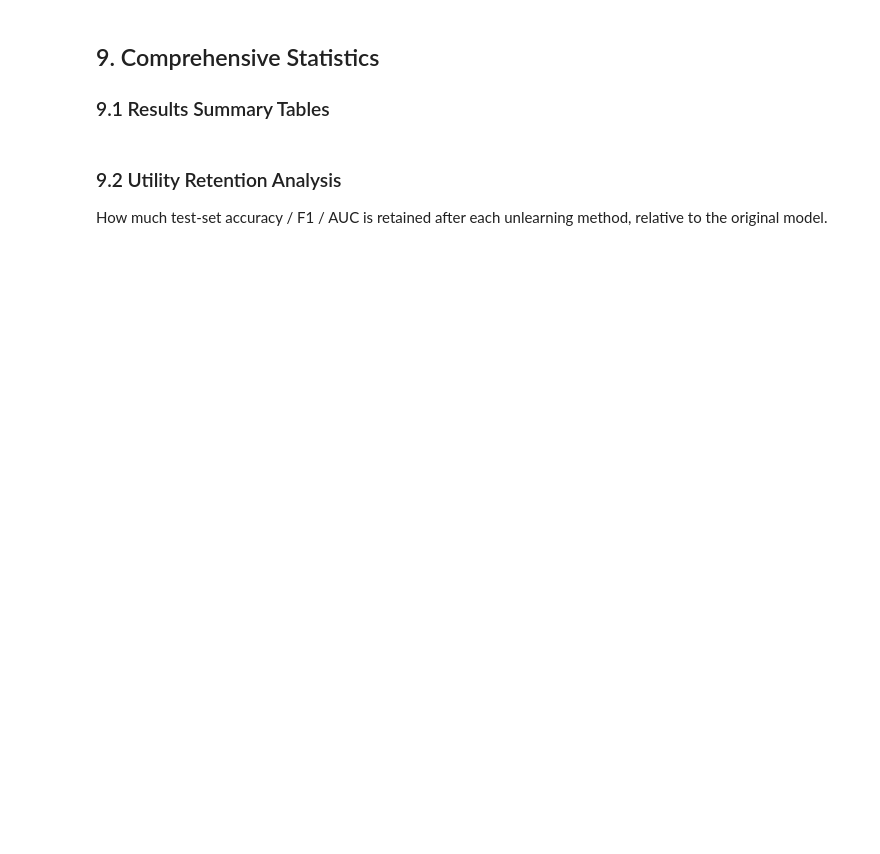
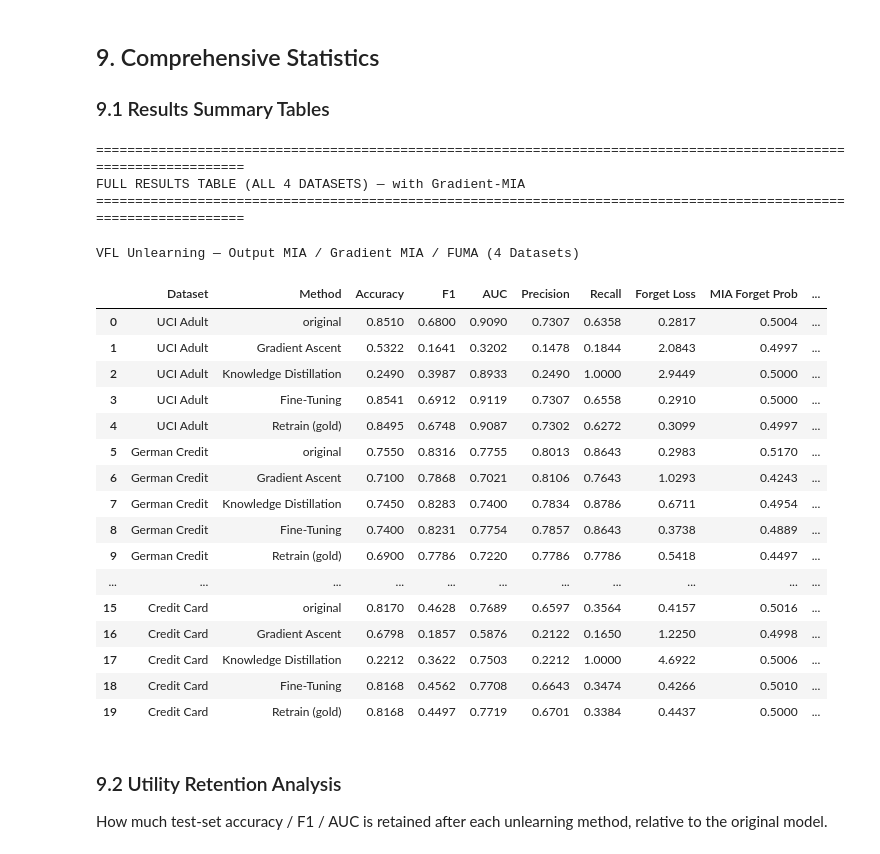
Before and after one commit to 60ur4b-bi5w45/VFU-ML-Project, a Jupyter notebook: part4.ipynb, the cells around one changed output. Saved outputs shown, nothing was run; the diff lists cells and outputs as text; code cells hidden in the pictures; blank space fills up the shorter version.

```diff
--- a/part4.ipynb
+++ b/part4.ipynb
@@ -1162,33 +1574,57 @@ def build_summary_df(results, dataset_name):
             'F1': r['f1'],
             'AUC': r['auc'],
             'Precision': r['precision'],
             'Recall': r['recall'],
             'Forget Loss': r['forget_loss'],
             'MIA Forget Prob': r['mia_forget_prob'],
             'GMIA Forget Prob': r.get('gmia_forget_prob', np.nan),
             'FUMA Detect Rate': r.get('fuma_detect_rate', np.nan),
             'FUMA Forget Prob': r.get('fuma_forget_prob', np.nan),
+            'Shadow Prob(full)': r.get('shadow_prob_full', np.nan),
+            'Shadow AUC': r.get('shadow_auc', np.nan),
             'Time (s)': r['time_s'],
         })
     return pd.DataFrame(rows)
 
 df_adult  = build_summary_df(results_adult,  'UCI Adult')
 df_german = build_summary_df(results_german, 'German Credit')
 df_bank   = build_summary_df(results_bank,   'Bank Marketing')
 df_credit = build_summary_df(results_credit, 'Credit Card')
 df_all    = pd.concat([df_adult, df_german, df_bank, df_credit], ignore_index=True)
 
 print("=" * 115)
 print("FULL RESULTS TABLE (ALL 4 DATASETS) — with Gradient-MIA")
 print("=" * 115)
 display(df_all.style.format({
     'Accuracy': '{:.4f}', 'F1': '{:.4f}', 'AUC': '{:.4f}',
     'Precision': '{:.4f}', 'Recall': '{:.4f}',
     'Forget Loss': '{:.4f}', 'MIA Forget Prob': '{:.4f}',
     'GMIA Forget Prob': '{:.4f}',
     'FUMA Detect Rate': '{:.4f}', 'FUMA Forget Prob': '{:.4f}',
     'Time (s)': '{:.2f}',
 }).set_caption("VFL Unlearning — Output MIA / Gradient MIA / FUMA (4 Datasets)"))
+# %% [output]
+===================================================================================================================
+FULL RESULTS TABLE (ALL 4 DATASETS) — with Gradient-MIA
+===================================================================================================================
+VFL Unlearning — Output MIA / Gradient MIA / FUMA (4 Datasets)
+|  | Dataset | Method | Accuracy | F1 | AUC | Precision | Recall | Forget Loss | MIA Forget Prob | ... |
+| 0 | UCI Adult | original | 0.8510 | 0.6800 | 0.9090 | 0.7307 | 0.6358 | 0.2817 | 0.5004 | ... |
+| 1 | UCI Adult | Gradient Ascent | 0.5322 | 0.1641 | 0.3202 | 0.1478 | 0.1844 | 2.0843 | 0.4997 | ... |
+| 2 | UCI Adult | Knowledge Distillation | 0.2490 | 0.3987 | 0.8933 | 0.2490 | 1.0000 | 2.9449 | 0.5000 | ... |
+| 3 | UCI Adult | Fine-Tuning | 0.8541 | 0.6912 | 0.9119 | 0.7307 | 0.6558 | 0.2910 | 0.5000 | ... |
+| 4 | UCI Adult | Retrain (gold) | 0.8495 | 0.6748 | 0.9087 | 0.7302 | 0.6272 | 0.3099 | 0.4997 | ... |
+| 5 | German Credit | original | 0.7550 | 0.8316 | 0.7755 | 0.8013 | 0.8643 | 0.2983 | 0.5170 | ... |
+| 6 | German Credit | Gradient Ascent | 0.7100 | 0.7868 | 0.7021 | 0.8106 | 0.7643 | 1.0293 | 0.4243 | ... |
+| 7 | German Credit | Knowledge Distillation | 0.7450 | 0.8283 | 0.7400 | 0.7834 | 0.8786 | 0.6711 | 0.4954 | ... |
+| 8 | German Credit | Fine-Tuning | 0.7400 | 0.8231 | 0.7754 | 0.7857 | 0.8643 | 0.3738 | 0.4889 | ... |
+| 9 | German Credit | Retrain (gold) | 0.6900 | 0.7786 | 0.7220 | 0.7786 | 0.7786 | 0.5418 | 0.4497 | ... |
+| ... | ... | ... | ... | ... | ... | ... | ... | ... | ... | ... |
+| 15 | Credit Card | original | 0.8170 | 0.4628 | 0.7689 | 0.6597 | 0.3564 | 0.4157 | 0.5016 | ... |
+| 16 | Credit Card | Gradient Ascent | 0.6798 | 0.1857 | 0.5876 | 0.2122 | 0.1650 | 1.2250 | 0.4998 | ... |
+| 17 | Credit Card | Knowledge Distillation | 0.2212 | 0.3622 | 0.7503 | 0.2212 | 1.0000 | 4.6922 | 0.5006 | ... |
+| 18 | Credit Card | Fine-Tuning | 0.8168 | 0.4562 | 0.7708 | 0.6643 | 0.3474 | 0.4266 | 0.5010 | ... |
+| 19 | Credit Card | Retrain (gold) | 0.8168 | 0.4497 | 0.7719 | 0.6701 | 0.3384 | 0.4437 | 0.5000 | ... |
 # %% [markdown]
 ### 9.2 Utility Retention Analysis
 
```
Also changed, not shown: parts of 32 cells of this notebook, 47 other files.
